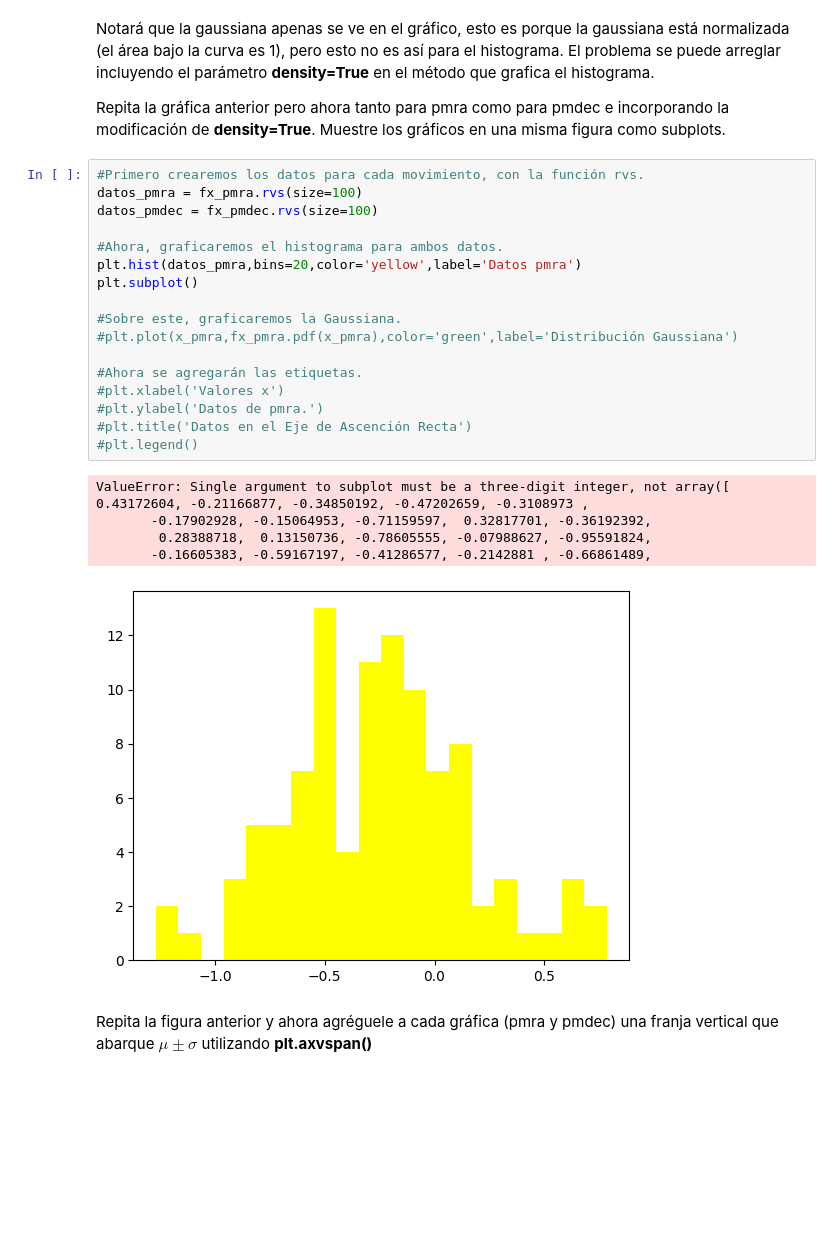
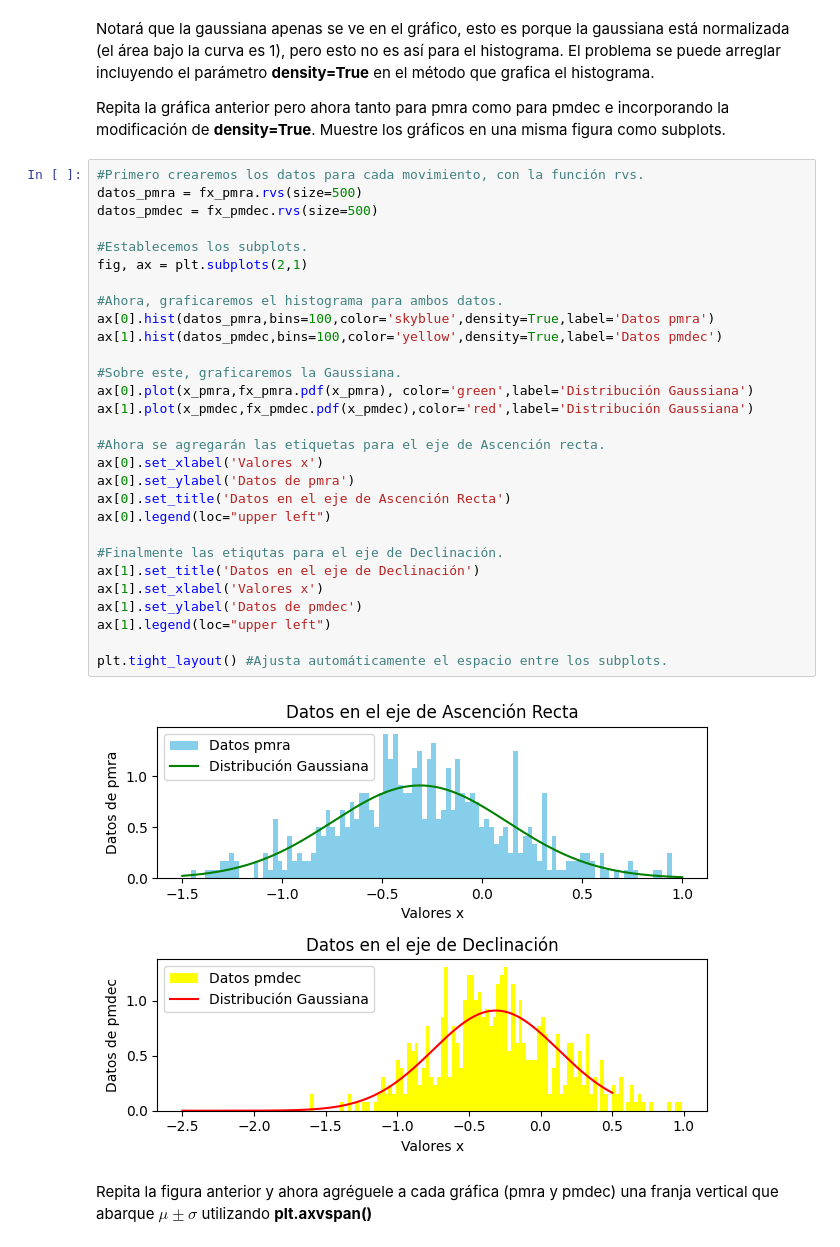
Before and after one commit to FranciscaHM/Tarea-2, a Jupyter notebook: Tarea2.ipynb, the cells around one changed output. Saved outputs shown, nothing was run; the diff lists cells and outputs as text; blank space fills up the shorter version.

```diff
--- a/Tarea2.ipynb
+++ b/Tarea2.ipynb
@@ -196,26 +196,34 @@ Notará que la gaussiana apenas se ve en el gráfico, esto es porque la gaussian
 Repita la gráfica anterior pero ahora tanto para pmra como para pmdec e incorporando la modificación de **density=True**. Muestre los gráficos en una misma figura como subplots.
 # %%
 #Primero crearemos los datos para cada movimiento, con la función rvs.
-datos_pmra = fx_pmra.rvs(size=100)
-datos_pmdec = fx_pmdec.rvs(size=100)
+datos_pmra = fx_pmra.rvs(size=500)
+datos_pmdec = fx_pmdec.rvs(size=500)
+
+#Establecemos los subplots.
+fig, ax = plt.subplots(2,1)
 
 #Ahora, graficaremos el histograma para ambos datos.
-plt.hist(datos_pmra,bins=20,color='yellow',label='Datos pmra')
-plt.subplot()
+ax[0].hist(datos_pmra,bins=100,color='skyblue',density=True,label='Datos pmra')
+ax[1].hist(datos_pmdec,bins=100,color='yellow',density=True,label='Datos pmdec')
 
 #Sobre este, graficaremos la Gaussiana.
-#plt.plot(x_pmra,fx_pmra.pdf(x_pmra),color='green',label='Distribución Gaussiana')
+ax[0].plot(x_pmra,fx_pmra.pdf(x_pmra), color='green',label='Distribución Gaussiana')
+ax[1].plot(x_pmdec,fx_pmdec.pdf(x_pmdec),color='red',label='Distribución Gaussiana')
 
-#Ahora se agregarán las etiquetas.
-#plt.xlabel('Valores x')
-#plt.ylabel('Datos de pmra.')
-#plt.title('Datos en el Eje de Ascención Recta')
-#plt.legend()
+#Ahora se agregarán las etiquetas para el eje de Ascención recta.
+ax[0].set_xlabel('Valores x')
+ax[0].set_ylabel('Datos de pmra')
+ax[0].set_title('Datos en el eje de Ascención Recta')
+ax[0].legend(loc="upper left")
+
+#Finalmente las etiqutas para el eje de Declinación.
+ax[1].set_title('Datos en el eje de Declinación')
+ax[1].set_xlabel('Valores x')
+ax[1].set_ylabel('Datos de pmdec')
+ax[1].legend(loc="upper left")
+
+plt.tight_layout() #Ajusta automáticamente el espacio entre los subplots.
 # %% [output]
-ValueError: Single argument to subplot must be a three-digit integer, not array([ 0.43172604, -0.21166877, -0.34850192, -0.47202659, -0.3108973 ,
-       -0.17902928, -0.15064953, -0.71159597,  0.32817701, -0.36192392,
-        0.28388718,  0.13150736, -0.78605555, -0.07988627, -0.95591824,
-       -0.16605383, -0.59167197, -0.41286577, -0.2142881 , -0.66861489,
-[figure, old version]
+[figure, new version]
 # %% [markdown]
 Repita la figura anterior y ahora agréguele a cada gráfica (pmra y pmdec) una franja vertical que abarque $\mu \pm \sigma$ utilizando **plt.axvspan()**
```
Also changed, not shown: parts of 6 cells of this notebook.
